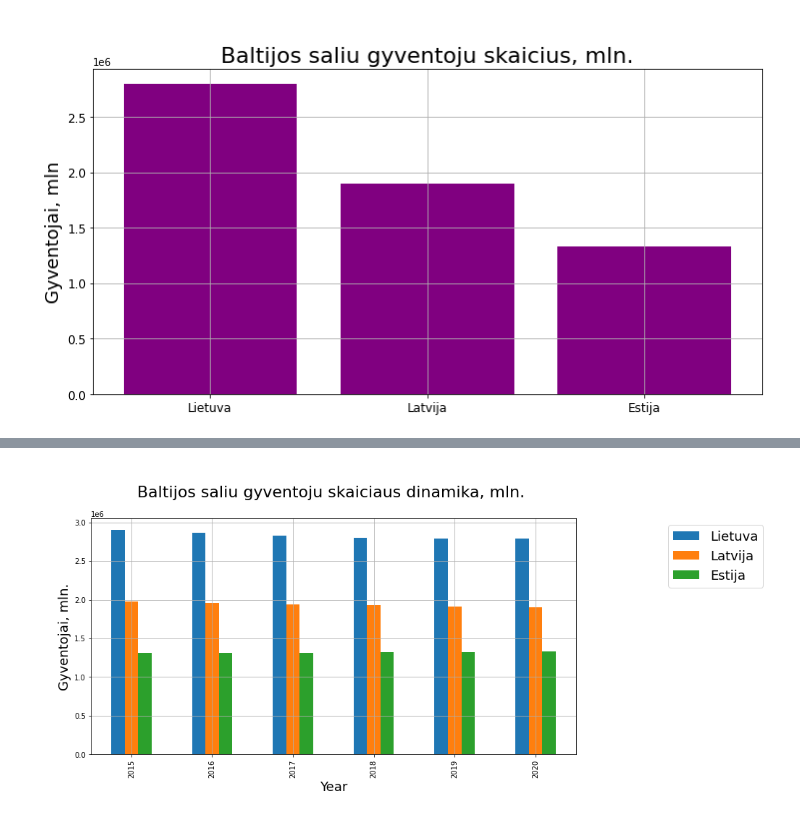
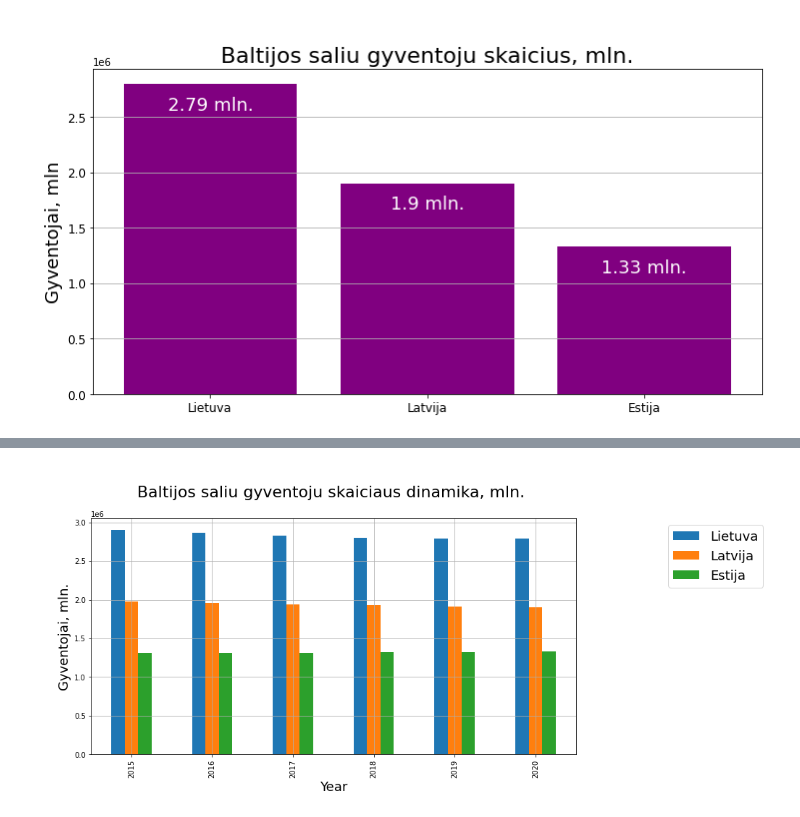
Before and after one commit to FlipWreck/BalticStates, a Jupyter notebook: Namu darbas.ipynb, the cells around one changed output, grey strips where cells are left out. Cells and saved outputs as stored; diff of their text form; code cells hidden in the pictures.

```diff
--- a/Namu darbas.ipynb
+++ b/Namu darbas.ipynb
@@ -25,22 +37,26 @@ df_baltic_capital_population = {
 # %%
 # Pavaizduokite Baltijos šalių gyventojų skaičių stulpelinėjė diagramoje
 baltic_country_list = df_baltic_population.keys()
 baltic_population_list = df_baltic_population.values()
 
 plt.figure(figsize=(12,6))
 
-plt.bar(baltic_country_list, baltic_population_list, color="purple")
+bar = plt.bar(baltic_country_list, baltic_population_list, color="purple")
 
 plt.title("\nBaltijos saliu gyventoju skaicius, mln.", fontsize=22)
 plt.ylabel("Gyventojai, mln", fontsize=18)
 
 plt.xticks(fontsize=12)
 plt.yticks(fontsize=12)
 
-plt.grid()
+# Bar labels
+labels_population_in_mln = [f"{round(p / 10**6, 2)} mln." for p in baltic_population_list]
+plt.bar_label(bar, labels=labels_population_in_mln, padding=-30, fontsize=18, color="white")
+
+plt.grid(axis="y")
 plt.show()
 # %% [output]
-[figure, old version]
+[figure, new version]
 # %%
 # Pavaizduokite Baltijos šalių sostinių gyventojų skaičių stulpelinėjė diagramoje.
 baltic_capital_country_list = df_baltic_capital_population.keys()
```
Also changed, not shown: parts of 6 cells of this notebook.
